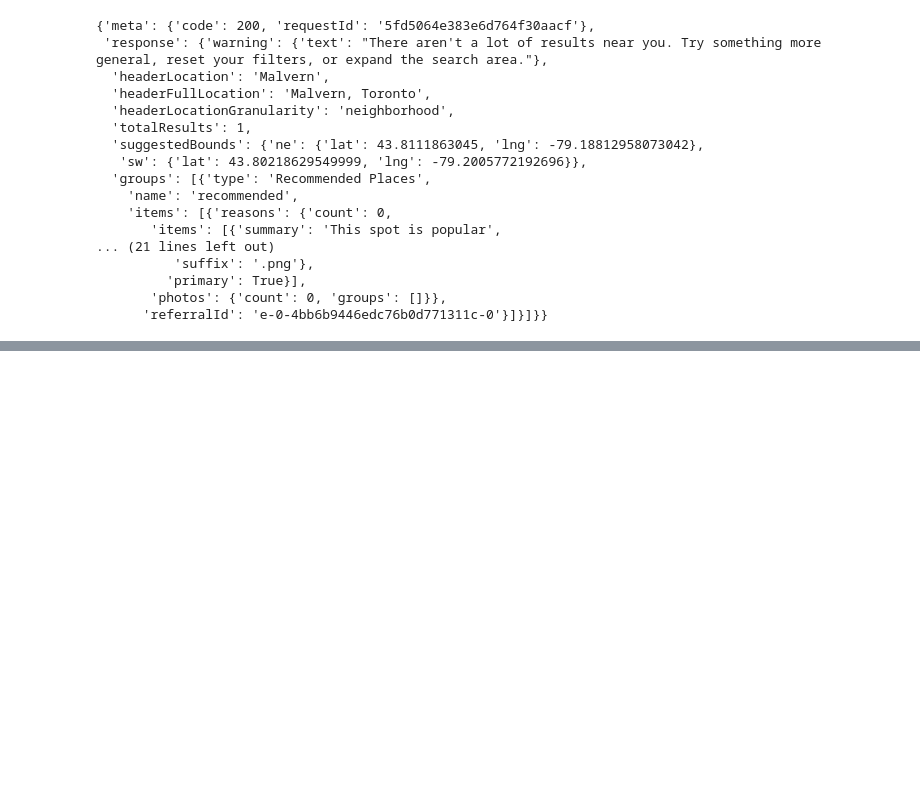
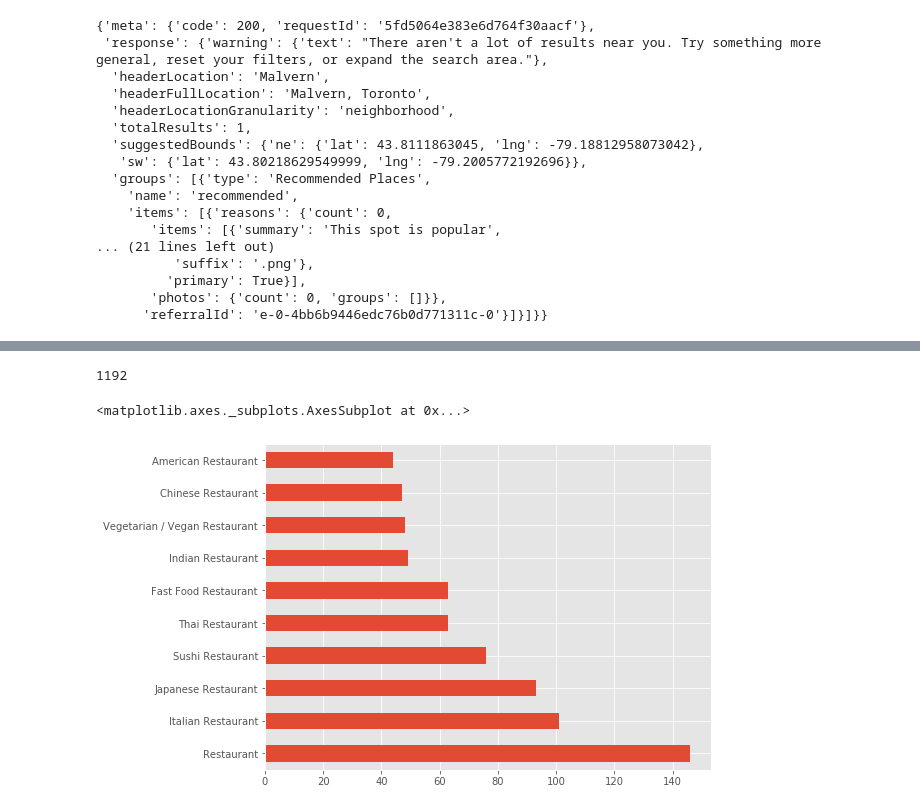
Before and after one commit to qazimussabbir/Coursera_Capstone_Clustering, a Jupyter notebook: Assignment-Week3.ipynb, the cells around one changed output, grey strips where cells are left out. Cells and saved outputs as stored; diff of their text form; code cells hidden in the pictures; blank space fills up the shorter version.

```diff
--- a/Assignment-Week3.ipynb
+++ b/Assignment-Week3.ipynb
@@ -533,0 +784,29 @@ results
+# %%
+# function that extracts the category of the venue
+def get_category_type(row):
+    try:
+        categories_list = row['categories']
+    except:
+        categories_list = row['venue.categories']
+
+    if len(categories_list) == 0:
+        return None
+    else:
+        return categories_list[0]['name']
+# %%
+venues = results['response']['groups'][0]['items']
+
+nearby_venues = json_normalize(venues) # flatten JSON# filter columns
+
+
+
+filtered_columns = ['venue.name', 'venue.categories', 'venue.location.lat', 'venue.location.lng']
+nearby_venues =nearby_venues.loc[:, filtered_columns]
+
+# filter the category for each row
+nearby_venues['venue.categories'] = nearby_venues.apply(get_category_type, axis=1)
+
+# clean columns
+nearby_venues.columns = [col.split(".")[-1] for col in nearby_venues.columns]
+
+nearby_venues.head()
@@ -533,0 +905,3 @@ results
+# %%
+# Getting the nearby venues
+toronto_venues = getNearbyVenues(names = df_group_merged['Neighbourhood'], latitudes = df_group_merged['Latitude'], longitudes=df_group_merged['Longitude'])
@@ -533,0 +970,2 @@ results
+# %%
+rest_df = toronto_venues[toronto_venues['Venue Category'].str.contains("Restaurant")]
@@ -533,0 +1000,10 @@ results
+# %%
+#Total number of restaurant within the dataframe rest_df
+len(rest_list)
+# %% [output]
+1192
+# %%
+rest_df['Venue Category'].value_counts().head(10).plot(kind='barh', figsize=(8, 6))
+# %% [output]
+<matplotlib.axes._subplots.AxesSubplot at 0x...>
+[figure, added]
```
Also changed, not shown: parts of 168 cells of this notebook, 6 other files.
